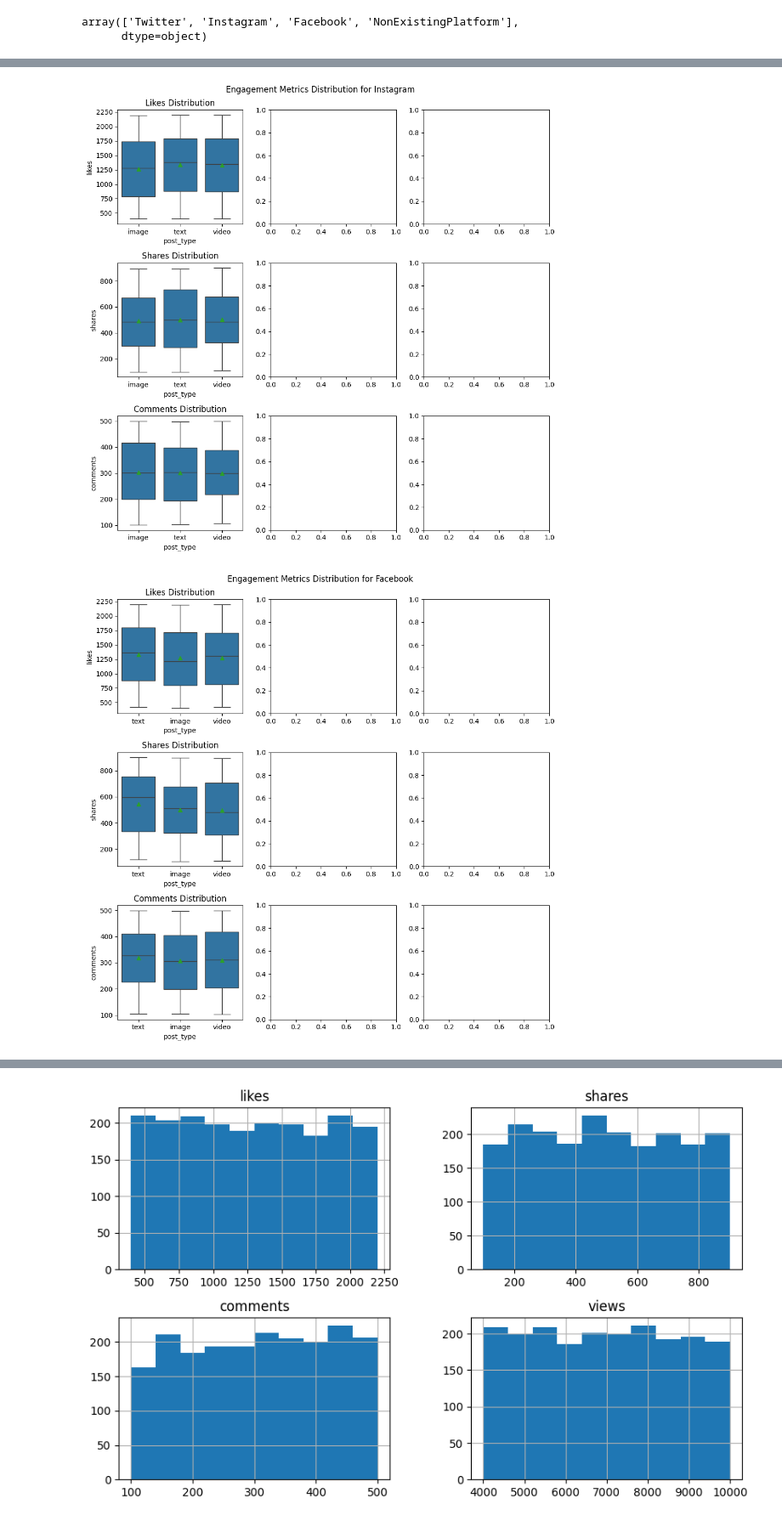
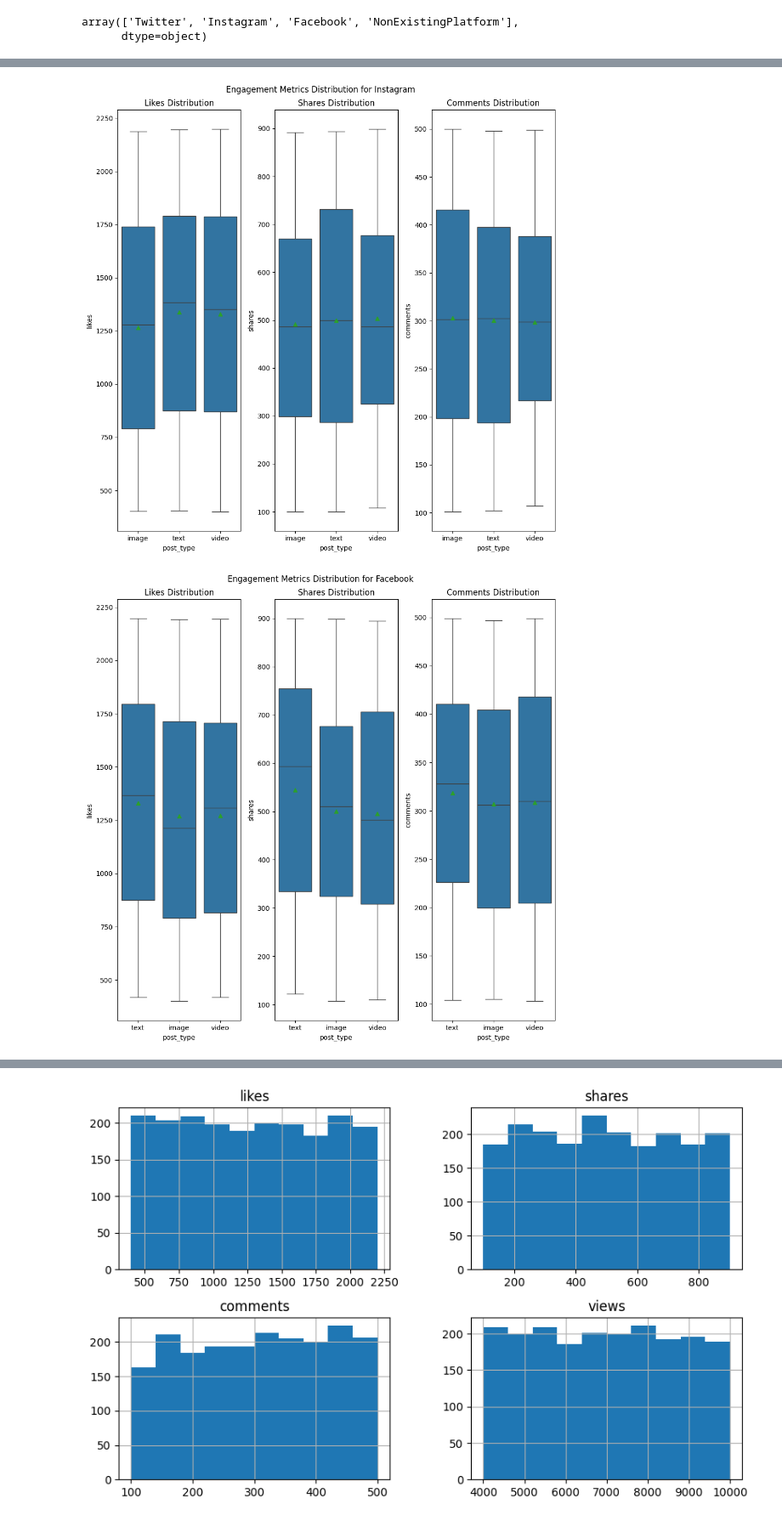
Before and after one commit to AbdulrahmanAhmed123/social_media, a Jupyter notebook: social_media.ipynb, the cells around one changed output, grey strips where cells are left out. Shown at 85% size. Drawn from its saved outputs; the diff is of its cells as text; code cells hidden in the pictures.

```diff
--- a/social_media.ipynb
+++ b/social_media.ipynb
@@ -262,7 +261,7 @@ for platformchoice in chosen_platform:
   platform_group = df[df['platform'] == platformchoice]  # Filter data for the chosen platform
 
   # Create a figure for subplots (adjust rows and cols as needed)
-  fig, axes = plt.subplots(3, 3, figsize=(10, 10))  # 2 rows, 2 columns
+  fig, axes = plt.subplots(1, 3, figsize=(10, 10))  # 2 rows, 2 columns
 
   # Engagement metrics
   engagement_metrics = ['likes', 'shares', 'comments']
@@ -276,9 +275,9 @@ for platformchoice in chosen_platform:
           y=metric,
           showmeans=True,
           data=platform_group,
-          ax=axes[row,col]
+          ax=axes[row]
       )
-      axes[row,col].set_title(f"{metric.capitalize()} Distribution")  # Subplot title
+      axes[row].set_title(f"{metric.capitalize()} Distribution")  # Subplot title
       row += 1  # Move to the next column
 
   # Customize the plot (optional)
@@ -290,2 +289,2 @@ for platformchoice in chosen_platform:
-[figure, old version]
+[figure, new version]
-[figure, old version]
+[figure, new version]
```
Also changed, not shown: parts of 2 cells of this notebook.
